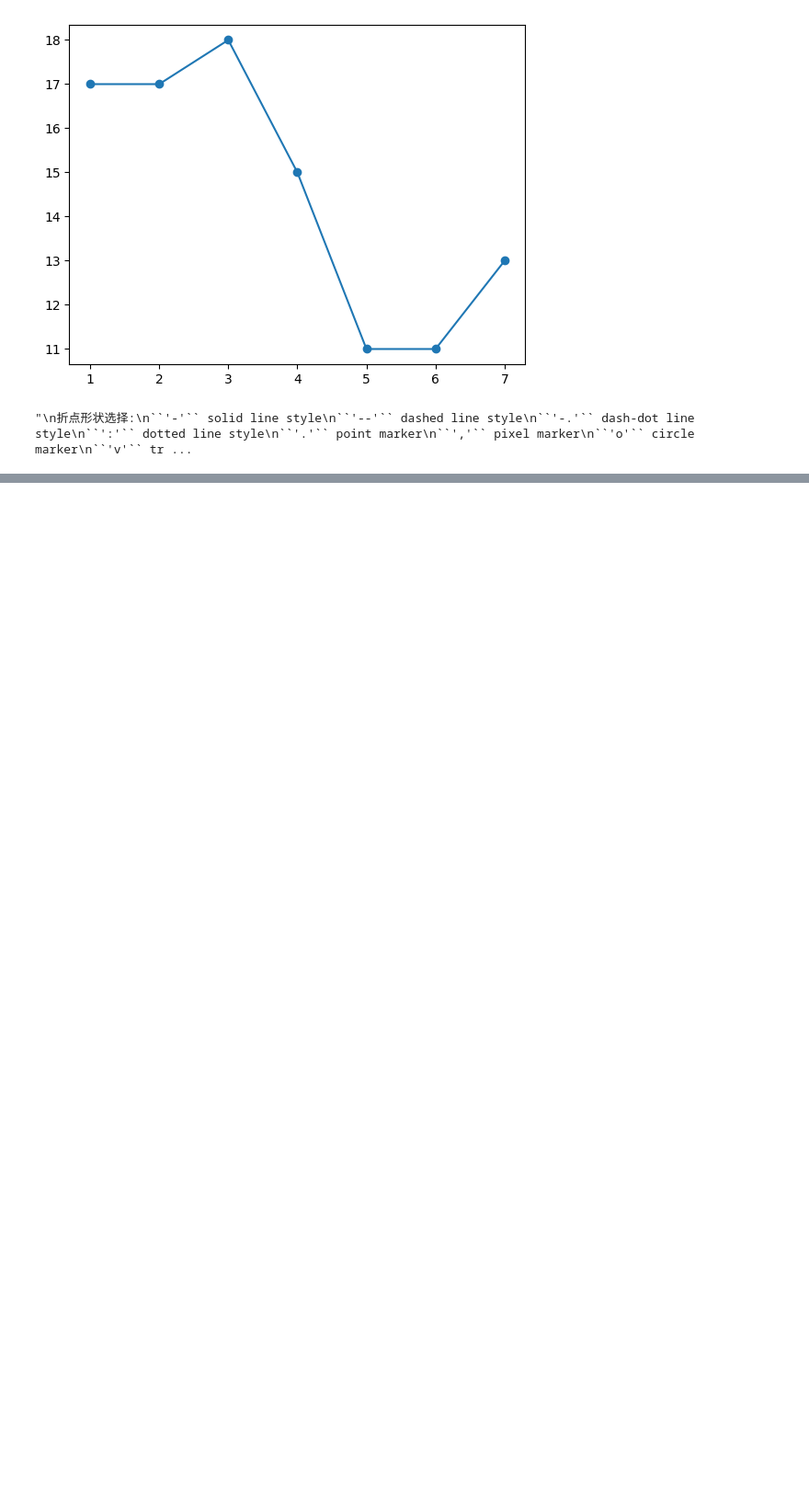
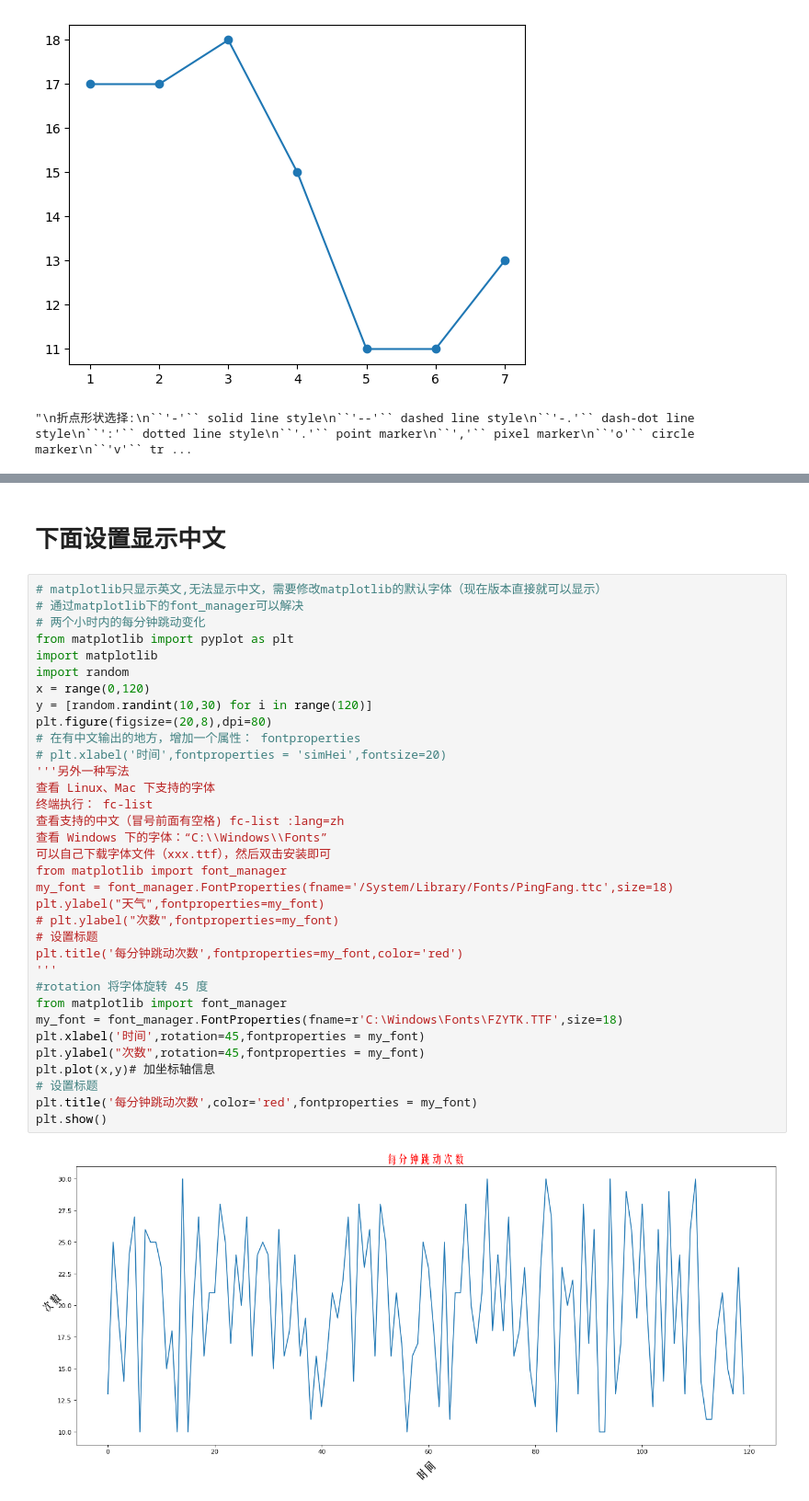
Before and after one commit to logcoke/Data_Analysis, a Jupyter notebook: Jupyter_NoteBook/matplotlib.ipynb, the cells around one changed output, grey strips where cells are left out. Shown: that part at 92% size. Saved outputs shown, nothing was run; the diff lists cells and outputs as text; blank space fills up the shorter version.

```diff
--- a/Jupyter_NoteBook/matplotlib.ipynb
+++ b/Jupyter_NoteBook/matplotlib.ipynb
@@ -120,0 +121,38 @@ plt.show()
+# %% [markdown]
+# 下面设置显示中文
+# %%
+# matplotlib只显示英文,无法显示中文，需要修改matplotlib的默认字体（现在版本直接就可以显示）
+# 通过matplotlib下的font_manager可以解决
+# 两个小时内的每分钟跳动变化
+from matplotlib import pyplot as plt
+import matplotlib
+import random
+x = range(0,120)
+y = [random.randint(10,30) for i in range(120)]
+plt.figure(figsize=(20,8),dpi=80)
+# 在有中文输出的地方，增加一个属性： fontproperties
+# plt.xlabel('时间',fontproperties = 'simHei',fontsize=20)
+'''另外一种写法
+查看 Linux、Mac 下支持的字体
+终端执行： fc-list
+查看支持的中文（冒号前面有空格) fc-list :lang=zh
+查看 Windows 下的字体：“C:\\Windows\\Fonts”
+可以自己下载字体文件（xxx.ttf），然后双击安装即可
+from matplotlib import font_manager
+my_font = font_manager.FontProperties(fname='/System/Library/Fonts/PingFang.ttc',size=18)
+plt.ylabel("天气",fontproperties=my_font)
+# plt.ylabel("次数",fontproperties=my_font)
+# 设置标题
+plt.title('每分钟跳动次数',fontproperties=my_font,color='red')
+'''
+#rotation 将字体旋转 45 度
+from matplotlib import font_manager
+my_font = font_manager.FontProperties(fname=r'C:\Windows\Fonts\FZYTK.TTF',size=18)
+plt.xlabel('时间',rotation=45,fontproperties = my_font)
+plt.ylabel("次数",rotation=45,fontproperties = my_font)
+plt.plot(x,y)# 加坐标轴信息
+# 设置标题
+plt.title('每分钟跳动次数',color='red',fontproperties = my_font)
+plt.show()
+# %% [output]
+[figure, added]
```
Also changed, not shown: parts of 10 cells of this notebook.
